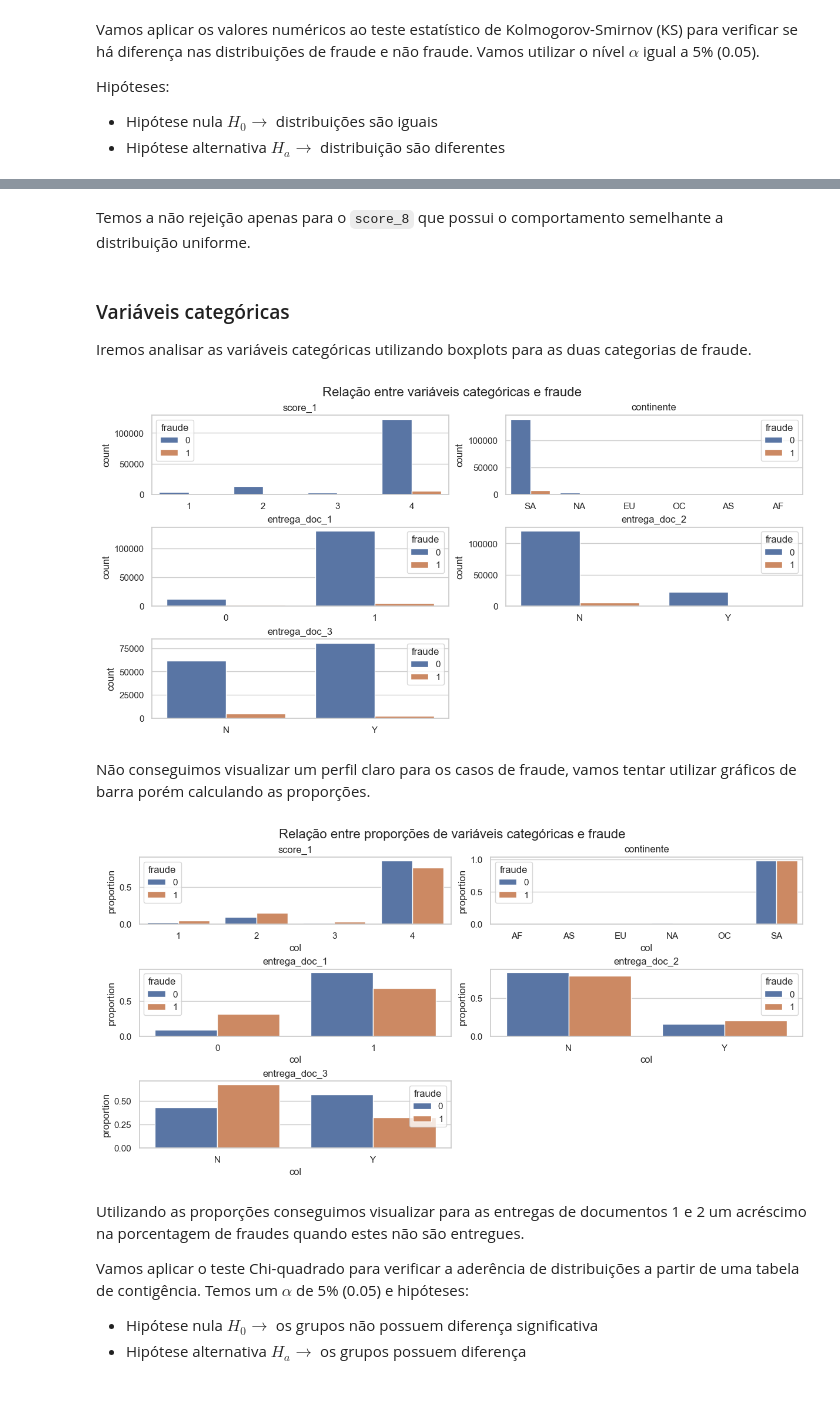
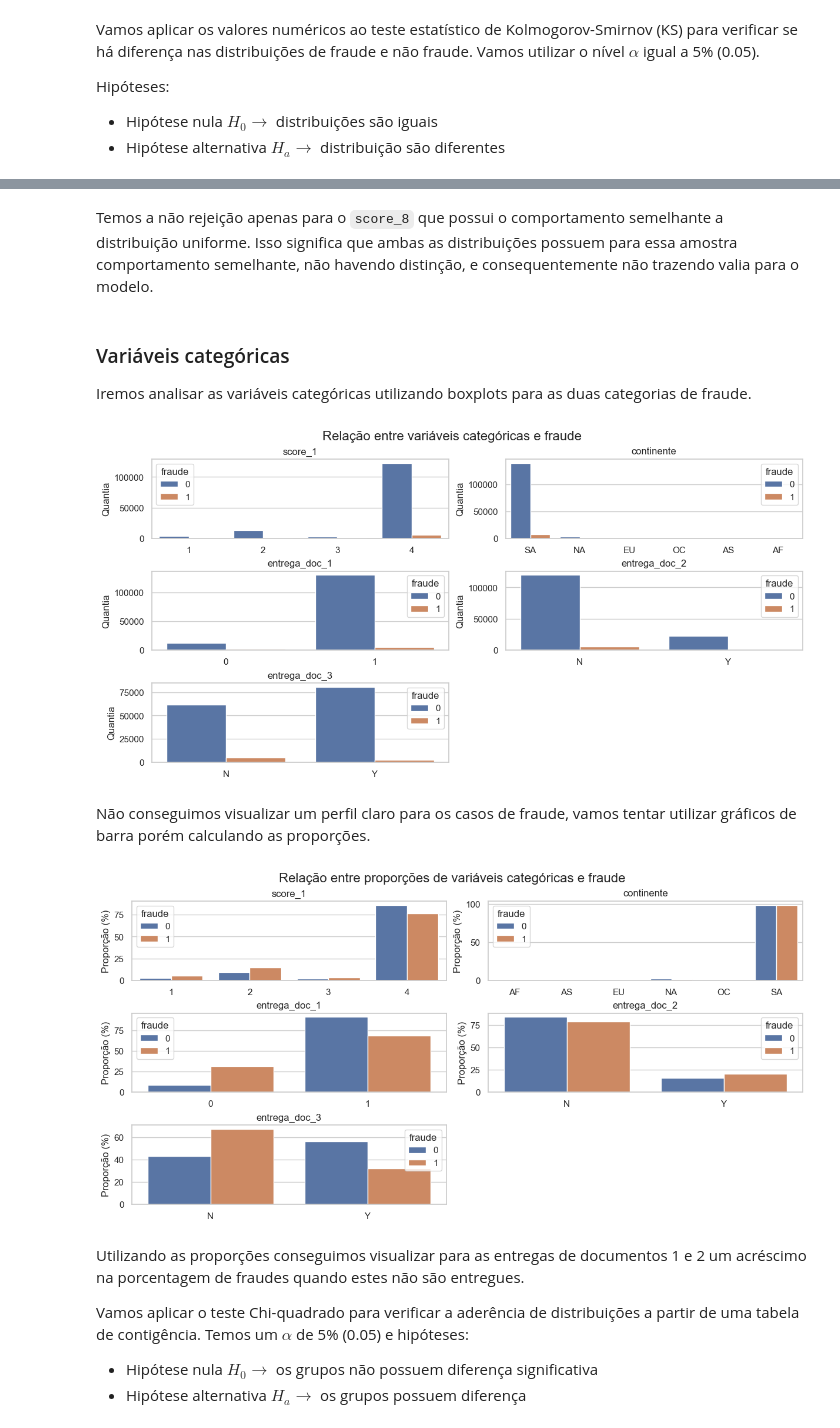
Before and after one commit to renneruan/fraud-detection, a Jupyter notebook: notebooks/2-eda.ipynb, the cells around one changed output, grey strips where cells are left out. Saved outputs shown, nothing was run; the diff lists cells and outputs as text; code cells hidden in the pictures; blank space fills up the shorter version.

```diff
--- a/notebooks/2-eda.ipynb
+++ b/notebooks/2-eda.ipynb
@@ -478,0 +524,3 @@ Aplicamos uma transformação cúbica ao `score_6` para tentarmos uma melhoria e
+# %%
+score_6_sem_outliers = df[df["score_6"] < 483]["score_6"]
+df_copy["score_6_sem_outliers"] = score_6_sem_outliers
@@ -677,6 +793,8 @@ numeric_columns = [
     "log_score_3",
     "log_valor_compra",
     "cbrt_score_6",
+    "score_5_sem_outliers",
+    "score_6_sem_outliers",
 ]
 corr_matrix = df_copy[numeric_columns].corr()
 mask = np.triu(np.ones_like(corr_matrix, dtype=bool))
@@ -712,23 +832,24 @@ for ax, col in zip(axes.flat, df_copy[numeric_columns]):
         color="mediumslateblue",
         ax=ax,
     )
-    sns.kdeplot(fraud_sales[col], label="Fraude", fill=True, color="firebrick", ax=ax)
+    sns.kdeplot(
+        fraud_sales[col], label="Fraude", fill=True, color="firebrick", ax=ax
+    )
 
     ax.set_title(f"{col}")
     ax.set_xlabel(col)
+    ax.set_ylabel("Densidade")
     # ax.legend()
 
 fig.legend(
-    labels=["Não Fraude", "Fraude"],  # Match labels from kdeplot
-    loc="lower right",  # Position the legend in the lower right corner
+    labels=["Não Fraude", "Fraude"],
+    loc="lower right",
     fontsize=12,
-    ncol=2,  # Number of columns in the legend
-    bbox_to_anchor=(1, 0),  # Adjust the position slightly to ensure it fits
-    frameon=False,
+    ncol=2,
+    bbox_to_anchor=(1, 0),
+    frameon=True,
 )
 
-axes[2][3].axis("off")
-axes[2][4].axis("off")
 plt.suptitle("Relação entre variáveis numéricas e fraude", fontsize=16)
 plt.show()
 # %% [output]
@@ -776,5 +899,5 @@ print(ks_df)
 # %% [markdown]
-Temos a não rejeição apenas para o `score_8` que possui o comportamento semelhante a distribuição uniforme.
+Temos a não rejeição apenas para o `score_8` que possui o comportamento semelhante a distribuição uniforme. Isso significa que ambas as distribuições possuem para essa amostra comportamento semelhante, não havendo distinção, e consequentemente não trazendo valia para o modelo.
 # %% [markdown]
 ### Variáveis categóricas
 
@@ -793,35 +916,44 @@ fig, axes = plt.subplots(3, 2, figsize=(12, 6), constrained_layout=True)
 for ax, col in zip(axes.flat, df_copy[categorical_columns]):
     sns.countplot(data=df_copy, x=col, hue="fraude", palette="deep", ax=ax)
     ax.set_title(f"{col}")
+    ax.set_ylabel("Quantia")
     ax.set_xlabel("")
 
 axes[2][1].axis("off")
 plt.suptitle("Relação entre variáveis categóricas e fraude", fontsize=16)
 plt.show()
 # %% [output]
-[figure, old version]
+[figure, new version]
 # %% [markdown]
 Não conseguimos visualizar um perfil claro para os casos de fraude, vamos tentar utilizar gráficos de barra porém calculando as proporções.
 # %%
 fig, axes = plt.subplots(3, 2, figsize=(12, 6), constrained_layout=True)
 
 for ax, col in zip(axes.flat, df_copy[categorical_columns]):
     temp_df = df_copy.groupby([col, "fraude"]).size().reset_index(name="count")
-    temp_df["proportion"] = temp_df.groupby("fraude")["count"].transform(
-        lambda x: x / x.sum()
+    temp_df["proporcao_" + col] = temp_df.groupby("fraude")["count"].transform(
+        lambda x: x / x.sum() * 100
     )
 
     sns.barplot(
-        data=temp_df, x=col, y="proportion", hue="fraude", palette="deep", ax=ax
+        data=temp_df,
+        x=col,
+        y="proporcao_" + col,
+        hue="fraude",
+        palette="deep",
+        ax=ax,
     )
     ax.set_title(f"{col}")
-    ax.set_xlabel("col")
+    ax.set_ylabel("Proporção (%)")
+    ax.set_xlabel("")
 
 axes[2][1].axis("off")
-plt.suptitle("Relação entre proporções de variáveis categóricas e fraude", fontsize=16)
+plt.suptitle(
+    "Relação entre proporções de variáveis categóricas e fraude", fontsize=16
+)
 plt.show()
 # %% [output]
-[figure, old version]
+[figure, new version]
 # %% [markdown]
 Utilizando as proporções conseguimos visualizar para as entregas de documentos 1 e 2 um acréscimo na porcentagem de fraudes quando estes não são entregues.
 
```
Also changed, not shown: parts of 58 cells of this notebook, 4 other files.
